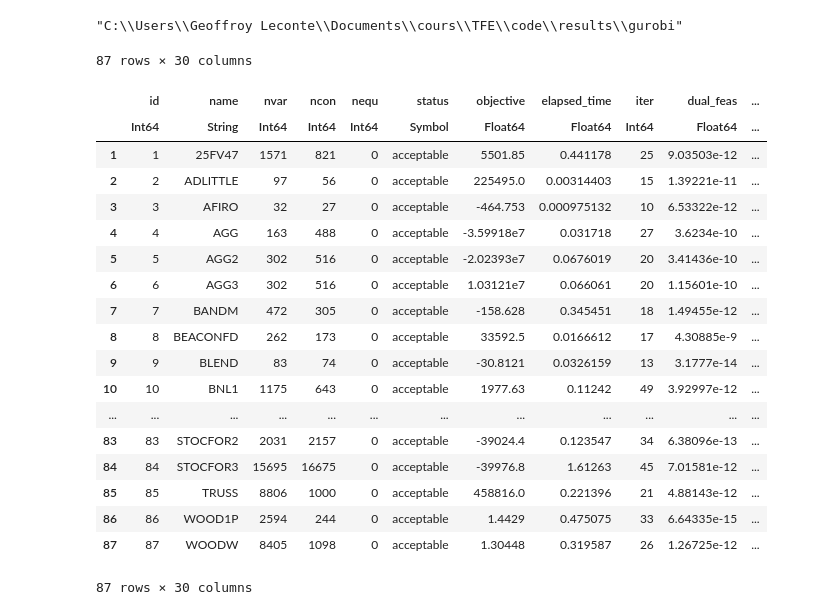
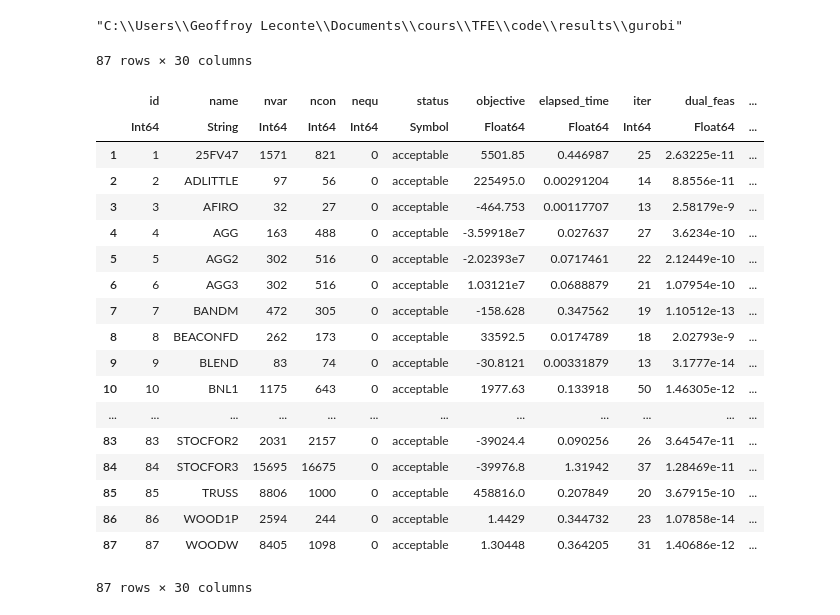
Before and after one commit to geoffroyleconte/StageOptim, a Jupyter notebook: comparisons.ipynb, the cells around one changed output. Drawn from its saved outputs; the diff is of its cells as text; code cells hidden in the pictures.

```diff
--- a/comparisons.ipynb
+++ b/comparisons.ipynb
@@ -11,43 +11,50 @@ gurobi_path = "C:\\Users\\Geoffroy Leconte\\Documents\\cours\\TFE\\code\\results
 # %%
 file_gurobi = jldopen(string(gurobi_path, "\\gurobi_barrier_allOFF.jld2"), "r")
 gurobi = file_gurobi["stats"]
+close(file_gurobi)
 file_gurobi2 = jldopen(string(gurobi_path, "\\gurobi_barrier_scalingON.jld2"), "r")
 gurobi2 = file_gurobi2["stats"] # scaling ON
+close(file_gurobi2)
 
 file3 = jldopen(string(res_path, "\\mehrotra_ldl3_scaling.jld2"), "r") # check frontier 0.05
 mehrotra3 = file3["stats"];
+close(file3)
 file4 = jldopen(string(res_path, "\\mehrotra_ldl4_scaling.jld2"), "r") # check frontier 0.05, new scaling
 mehrotra4 = file4["stats"];
+close(file3)
 file5 = jldopen(string(res_path, "\\mehrotra_ldl5_scaling.jld2"), "r") # check frontier disabled
 mehrotra5 = file5["stats"];
-file6 = jldopen(string(res_path, "\\mehrotra_ldl6_scaling.jld2"), "r") # check frontier disabled
+close(file5)
+file6 = jldopen(string(res_path, "\\mehrotra_ldl6_scaling.jld2"), "r")
 mehrotra6 = file6["stats"];# check frontier 0.001
+close(file6)
+file7 = jldopen(string(res_path, "\\mehrotra_ldl7_scaling.jld2"), "r")
+mehrotra7 = file7["stats"]; # checkfr 0.001, init pts 9e-5
+close(file7)
 # %%
 withenv("COLUMNS" => 600, "LINES" => 200) do
-    display(mehrotra6)
+    display(mehrotra7)
 end
-
-close(file)
 # %% [output]
 87 rows × 30 columns
 |  | id | name | nvar | ncon | nequ | status | objective | elapsed_time | iter | dual_feas | ... |
 |  | Int64 | String | Int64 | Int64 | Int64 | Symbol | Float64 | Float64 | Int64 | Float64 | ... |
-| 1 | 1 | 25FV47 | 1571 | 821 | 0 | acceptable | 5501.85 | 0.441178 | 25 | 9.03503e-12 | ... |
-| 2 | 2 | ADLITTLE | 97 | 56 | 0 | acceptable | 225495.0 | 0.00314403 | 15 | 1.39221e-11 | ... |
-| 3 | 3 | AFIRO | 32 | 27 | 0 | acceptable | -464.753 | 0.000975132 | 10 | 6.53322e-12 | ... |
-| 4 | 4 | AGG | 163 | 488 | 0 | acceptable | -3.59918e7 | 0.031718 | 27 | 3.6234e-10 | ... |
-| 5 | 5 | AGG2 | 302 | 516 | 0 | acceptable | -2.02393e7 | 0.0676019 | 20 | 3.41436e-10 | ... |
-| 6 | 6 | AGG3 | 302 | 516 | 0 | acceptable | 1.03121e7 | 0.066061 | 20 | 1.15601e-10 | ... |
-| 7 | 7 | BANDM | 472 | 305 | 0 | acceptable | -158.628 | 0.345451 | 18 | 1.49455e-12 | ... |
-| 8 | 8 | BEACONFD | 262 | 173 | 0 | acceptable | 33592.5 | 0.0166612 | 17 | 4.30885e-9 | ... |
-| 9 | 9 | BLEND | 83 | 74 | 0 | acceptable | -30.8121 | 0.0326159 | 13 | 3.1777e-14 | ... |
-| 10 | 10 | BNL1 | 1175 | 643 | 0 | acceptable | 1977.63 | 0.11242 | 49 | 3.92997e-12 | ... |
+| 1 | 1 | 25FV47 | 1571 | 821 | 0 | acceptable | 5501.85 | 0.446987 | 25 | 2.63225e-11 | ... |
+| 2 | 2 | ADLITTLE | 97 | 56 | 0 | acceptable | 225495.0 | 0.00291204 | 14 | 8.8556e-11 | ... |
+| 3 | 3 | AFIRO | 32 | 27 | 0 | acceptable | -464.753 | 0.00117707 | 13 | 2.58179e-9 | ... |
+| 4 | 4 | AGG | 163 | 488 | 0 | acceptable | -3.59918e7 | 0.027637 | 27 | 3.6234e-10 | ... |
+| 5 | 5 | AGG2 | 302 | 516 | 0 | acceptable | -2.02393e7 | 0.0717461 | 22 | 2.12449e-10 | ... |
+| 6 | 6 | AGG3 | 302 | 516 | 0 | acceptable | 1.03121e7 | 0.0688879 | 21 | 1.07954e-10 | ... |
+| 7 | 7 | BANDM | 472 | 305 | 0 | acceptable | -158.628 | 0.347562 | 19 | 1.10512e-13 | ... |
+| 8 | 8 | BEACONFD | 262 | 173 | 0 | acceptable | 33592.5 | 0.0174789 | 18 | 2.02793e-9 | ... |
+| 9 | 9 | BLEND | 83 | 74 | 0 | acceptable | -30.8121 | 0.00331879 | 13 | 3.1777e-14 | ... |
+| 10 | 10 | BNL1 | 1175 | 643 | 0 | acceptable | 1977.63 | 0.133918 | 50 | 1.46305e-12 | ... |
 | ... | ... | ... | ... | ... | ... | ... | ... | ... | ... | ... | ... |
-| 83 | 83 | STOCFOR2 | 2031 | 2157 | 0 | acceptable | -39024.4 | 0.123547 | 34 | 6.38096e-13 | ... |
-| 84 | 84 | STOCFOR3 | 15695 | 16675 | 0 | acceptable | -39976.8 | 1.61263 | 45 | 7.01581e-12 | ... |
-| 85 | 85 | TRUSS | 8806 | 1000 | 0 | acceptable | 458816.0 | 0.221396 | 21 | 4.88143e-12 | ... |
-| 86 | 86 | WOOD1P | 2594 | 244 | 0 | acceptable | 1.4429 | 0.475075 | 33 | 6.64335e-15 | ... |
-| 87 | 87 | WOODW | 8405 | 1098 | 0 | acceptable | 1.30448 | 0.319587 | 26 | 1.26725e-12 | ... |
+| 83 | 83 | STOCFOR2 | 2031 | 2157 | 0 | acceptable | -39024.4 | 0.090256 | 26 | 3.64547e-11 | ... |
+| 84 | 84 | STOCFOR3 | 15695 | 16675 | 0 | acceptable | -39976.8 | 1.31942 | 37 | 1.28469e-11 | ... |
+| 85 | 85 | TRUSS | 8806 | 1000 | 0 | acceptable | 458816.0 | 0.207849 | 20 | 3.67915e-10 | ... |
+| 86 | 86 | WOOD1P | 2594 | 244 | 0 | acceptable | 1.4429 | 0.344732 | 23 | 1.07858e-14 | ... |
+| 87 | 87 | WOODW | 8405 | 1098 | 0 | acceptable | 1.30448 | 0.364205 | 31 | 1.40686e-12 | ... |
 # %%
 withenv("COLUMNS" => 600, "LINES" => 200) do
     display(gurobi2)
```
Also changed, not shown: parts of 2 cells of this notebook, 1 other file.
